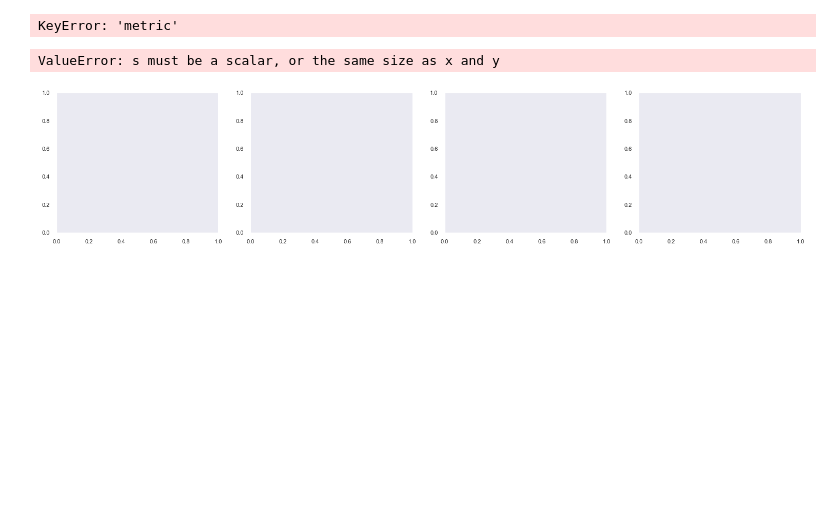
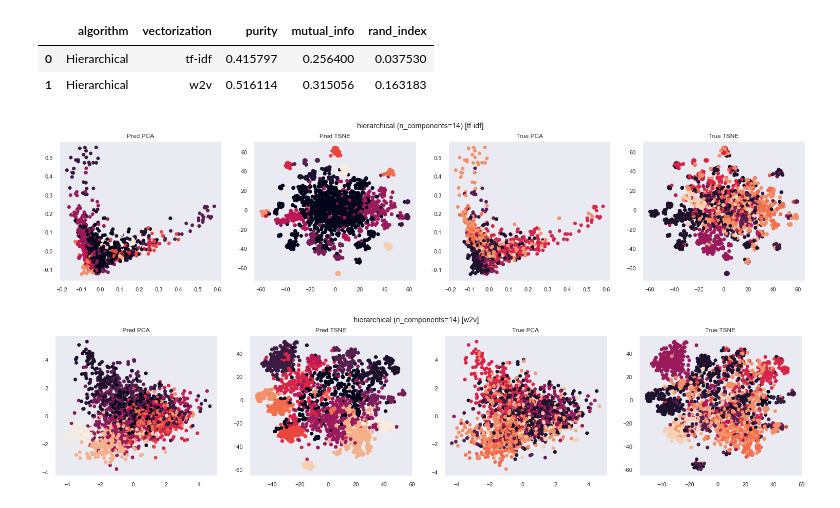
Before and after one commit to NimaFathi/CE40324-MIR, a Jupyter notebook: charts.ipynb, the cells around one changed output. Cells and saved outputs as stored; diff of their text form; code cells hidden in the pictures; blank space fills up the shorter version.

```diff
--- a/charts.ipynb
+++ b/charts.ipynb
@@ -57,15 +47,13 @@ W2V
-# %%
-ftfidf = res[(res['metric'] == 'adjusted_mutual_info') & (res['n_components'] == len(major_labels)) & (res['vectorization'] == 'tf-idf')]
-ftfidf[ftfidf['score'] == ftfidf['score'].max()]
-# %% [output]
-KeyError: 'metric'
-# %%
-get_res(gmm_res=return_clustered_csv(
-    data,
-    GMM,
-    tfidf=pca_tfidf, w2v=w2v,
-    options=dict(n_components=len(major_labels), random_state=666),
-    save=True), data=data)
-# %% [output]
-ValueError: s must be a scalar, or the same size as x and y
-[figure, removed]
+# %%
+get_res(hier_res=return_clustered_csv(
+    data,
+    hierarchical,
+    tfidf=pca_tfidf, w2v=w2v,
+    options=dict(n_components=len(major_labels)),
+    save=True), data=data)
+# %% [output]
+|  | algorithm | vectorization | purity | mutual_info | rand_index |
+| 0 | Hierarchical | tf-idf | 0.415797 | 0.256400 | 0.037530 |
+| 1 | Hierarchical | w2v | 0.516114 | 0.315056 | 0.163183 |
+[figure, added]
+[figure, added]
```
Also changed, not shown: parts of 3 cells of this notebook, 5 other files.
